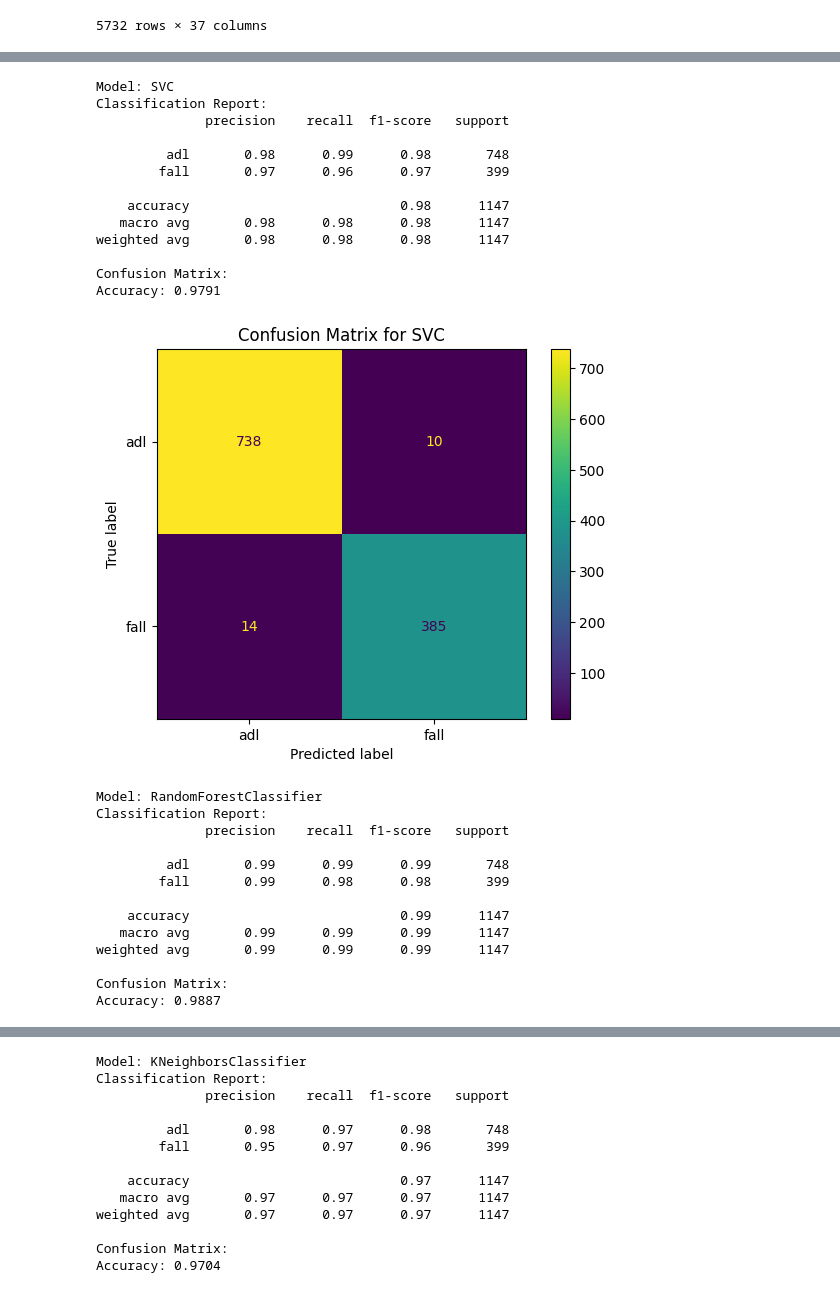
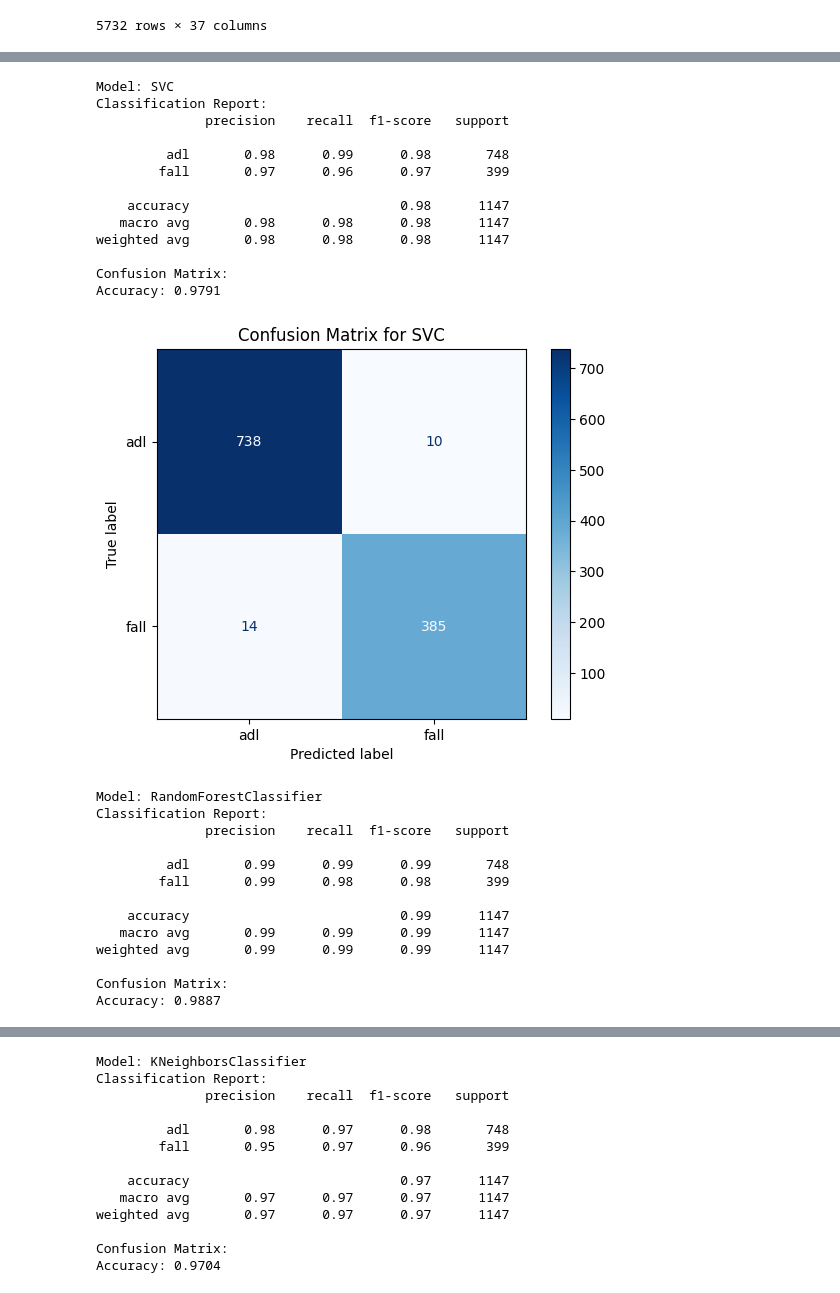
Before and after one commit to Amirjf/fall-detection, a Jupyter notebook: combined_datasets_binary.ipynb, the cells around one changed output, grey strips where cells are left out. Cells and saved outputs as stored; diff of their text form; code cells hidden in the pictures.

```diff
--- a/combined_datasets_binary.ipynb
+++ b/combined_datasets_binary.ipynb
@@ -584,35 +611,35 @@ def evaluate_model(model, X_test, y_test):
     print(classification_report(y_test, y_pred))
     print("Confusion Matrix:")
     cm = confusion_matrix(y_test, y_pred)
     print(f"Accuracy: {accuracy_score(y_test, y_pred):.4f}\n")
 
     # Plot confusion matrix
     disp = ConfusionMatrixDisplay(confusion_matrix=cm, display_labels=model.classes_)
-    disp.plot(cmap='viridis')
+    disp.plot(cmap='Blues')
     plt.title(f"Confusion Matrix for {model.__class__.__name__}")
     plt.show()
 
 # Evaluate all models
 evaluate_model(svm, final_X_test, y_test)
 evaluate_model(rf, final_X_test, y_test)
 evaluate_model(knn, final_X_test, y_test)
 evaluate_model(dt, final_X_test, y_test)
 evaluate_model(lr, final_X_test, y_test)
 # %% [output]
 Model: SVC
 Classification Report:
               precision    recall  f1-score   support
 
          adl       0.98      0.99      0.98       748
         fall       0.97      0.96      0.97       399
 
     accuracy                           0.98      1147
    macro avg       0.98      0.98      0.98      1147
 weighted avg       0.98      0.98      0.98      1147
 
 Confusion Matrix:
 Accuracy: 0.9791
-[figure, old version]
+[figure, new version]
 Model: RandomForestClassifier
 Classification Report:
               precision    recall  f1-score   support
```
Also changed, not shown: parts of 7 cells of this notebook, 21 other files.
